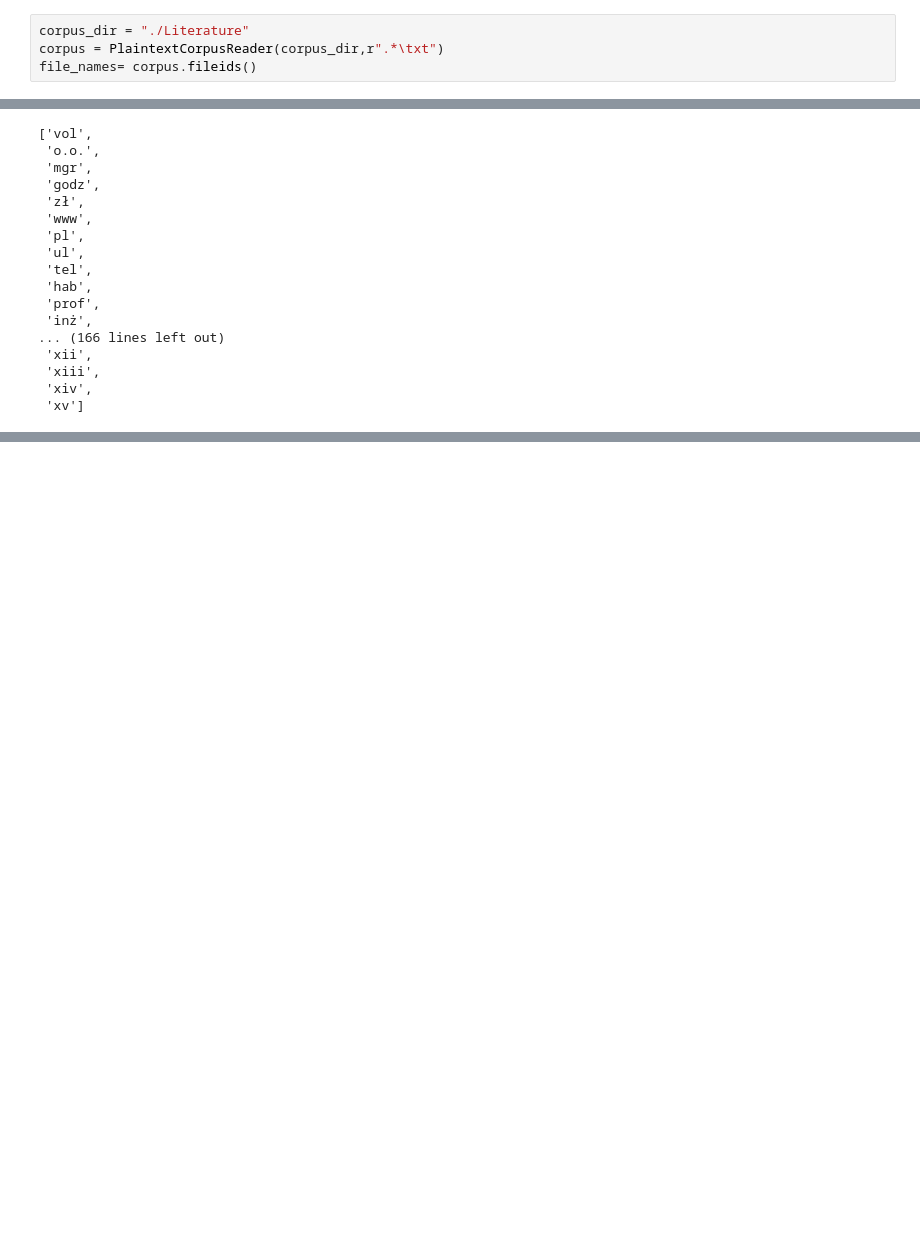
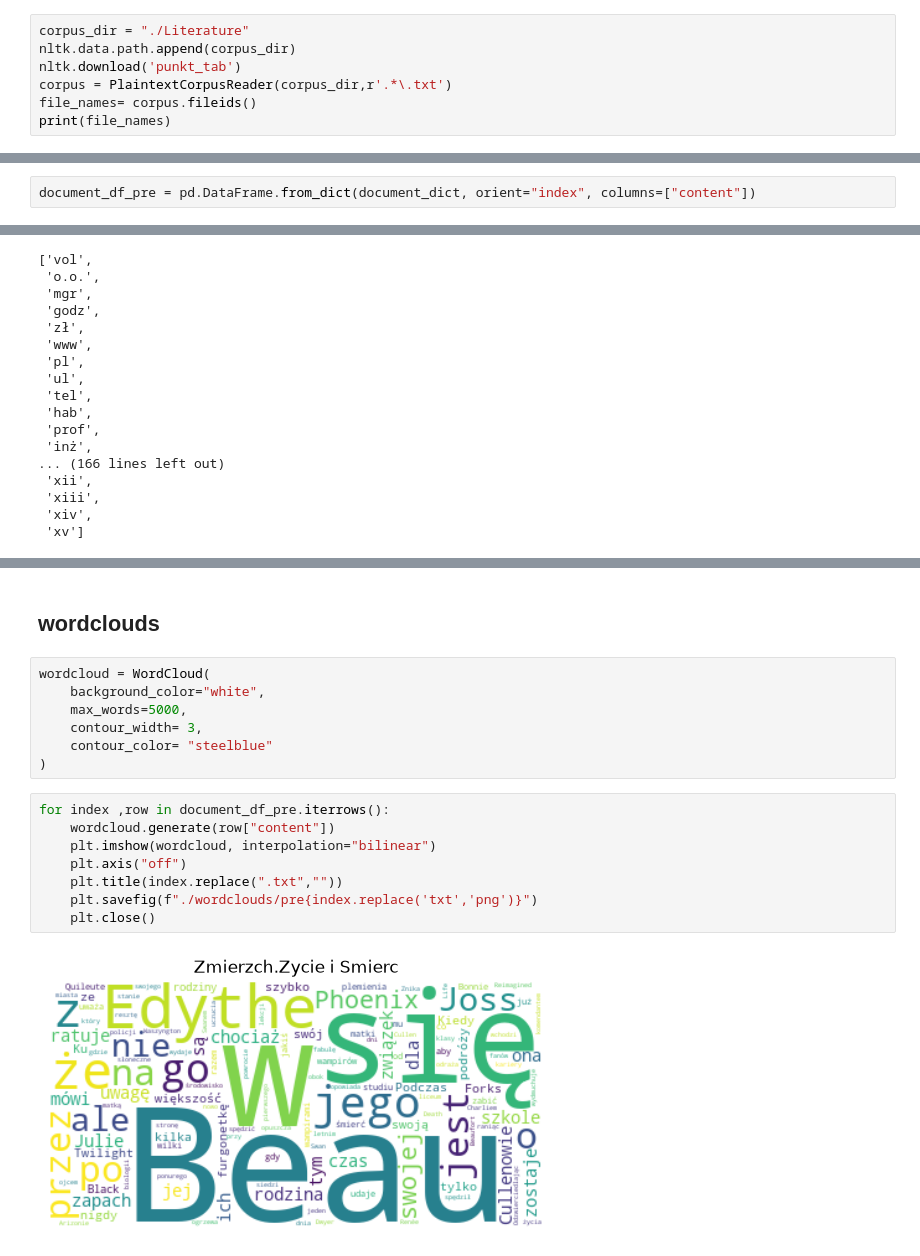
Before and after one commit to Mati5gamed/TextMiningMN, a Jupyter notebook: text_mining.ipynb, the cells around one changed output, grey strips where cells are left out. Cells and saved outputs as stored; diff of their text form; blank space fills up the shorter version.

```diff
--- a/text_mining.ipynb
+++ b/text_mining.ipynb
@@ -19,5 +22,8 @@ nltk.pathsec.ENFORCE = False
 # utworzenie korpusu dokumentów
 # %%
 corpus_dir = "./Literature"
-corpus = PlaintextCorpusReader(corpus_dir,r".*\txt")
+nltk.data.path.append(corpus_dir)
+nltk.download('punkt_tab')
+corpus = PlaintextCorpusReader(corpus_dir,r'.*\.txt')
 file_names= corpus.fileids()
+print(file_names)
@@ -41,0 +94,2 @@ print(json.dumps(lenghts, indent=4 ,ensure_ascii = False))
+# %%
+document_df_pre = pd.DataFrame.from_dict(document_dict, orient="index", columns=["content"])
@@ -106,0 +252,19 @@ NameError: name 'CountVectorizer' is not defined
+# %% [markdown]
+## wordclouds
+# %%
+wordcloud = WordCloud(
+    background_color="white",
+    max_words=5000,
+    contour_width= 3,
+    contour_color= "steelblue"
+)
+# %%
+for index ,row in document_df_pre.iterrows():
+    wordcloud.generate(row["content"])
+    plt.imshow(wordcloud, interpolation="bilinear")
+    plt.axis("off")
+    plt.title(index.replace(".txt",""))
+    plt.savefig(f"./wordclouds/pre{index.replace('txt','png')}")
+    plt.close()
+# %% [output]
+[figure, added]
```
Also changed, not shown: parts of 25 cells of this notebook, 40 other files.
